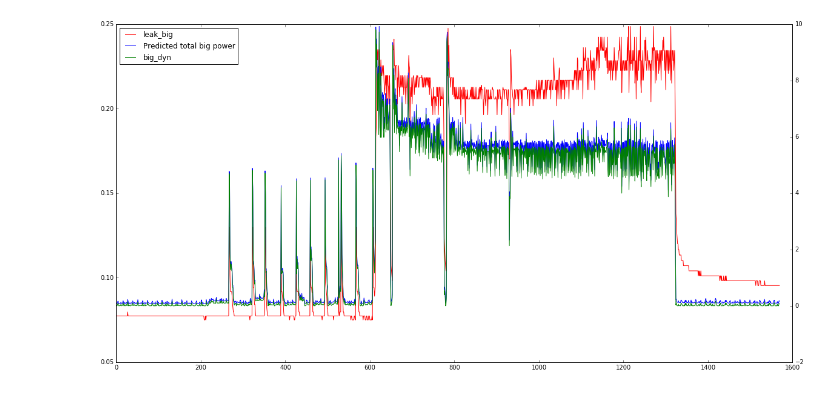
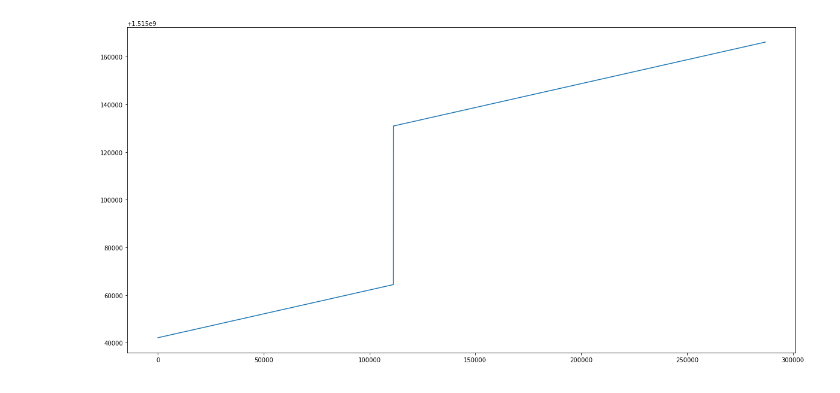
Before and after one commit to MaiaBlanco/userland_dvfs_gov, a Jupyter notebook: data/power model analysis/power_model_coeffs.ipynb, the cells around one changed output. Drawn from its saved outputs; the diff is of its cells as text; code cells hidden in the pictures.

```diff
--- a/data/power model analysis/power_model_coeffs.ipynb
+++ b/data/power model analysis/power_model_coeffs.ipynb
@@ -256,17 +287,8 @@ plt.show()
-# %%
-fig = plt.figure()
-ax1 = fig.add_subplot(111)
-plt.rcParams["figure.figsize"] = [20,10]
-
-lns1 = ax1.plot(range(len(other_XY.leak_big)), other_XY.leak_big, 'r', label="leak_big")
-ax2 = ax1.twinx()
-lns2 = ax2.plot(range(len(dyn_power_est.big_tot)), dyn_power_est.big_tot, label="Predicted total big power")
-lns3 = ax2.plot(range(len(dyn_power_est.big_dyn)), dyn_power_est.big_dyn, label="big_dyn")
-
-lns = lns1 + lns2 + lns3
-labs = [l.get_label() for l in lns]
-ax1.legend(lns, labs, loc=0)
-
-plt.show()
-# %% [output]
-[figure, removed]
+# %%
+# Make sure the data is continuous:
+plt.plot(data_filtered.index, data_filtered.time)
+plt.show()
+# (It's not, so just select from indices [120000:])
+data_filtered_slice = data_filtered.loc[120000:, :]
+# %% [output]
+[figure, added]
```
Also changed, not shown: parts of 23 cells of this notebook, 1 other file.
